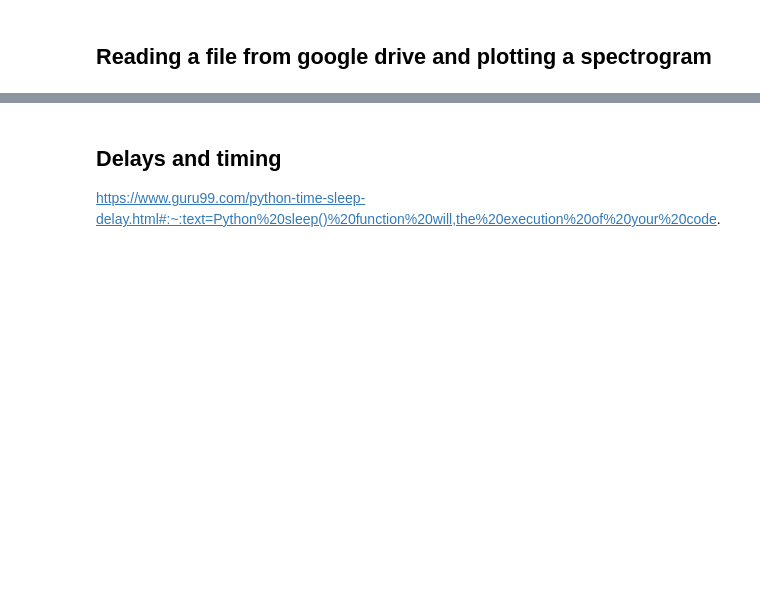
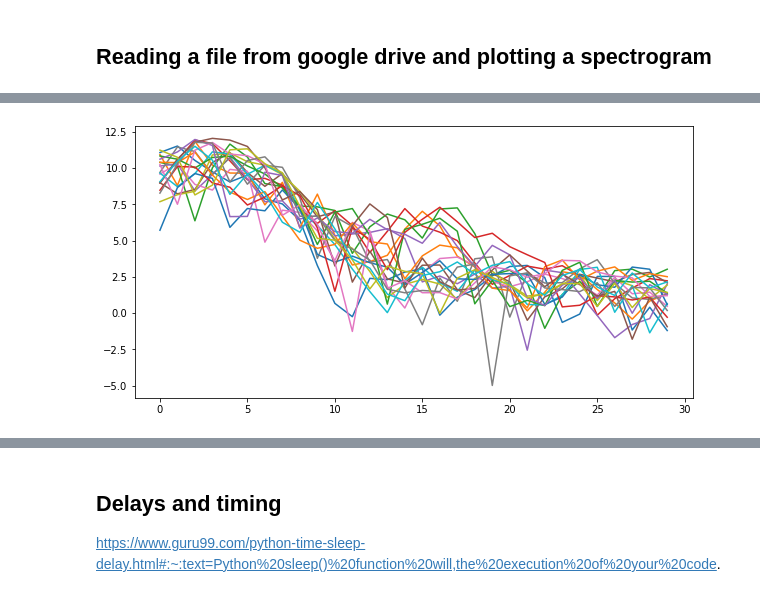
Before and after one commit to CBhikha/hello-world, a Jupyter notebook: Learning_python.ipynb, the cells around one changed output, grey strips where cells are left out. Cells and saved outputs as stored; diff of their text form; code cells hidden in the pictures; blank space fills up the shorter version.

```diff
--- a/Learning_python.ipynb
+++ b/Learning_python.ipynb
@@ -189,0 +202,6 @@ plot.show()
+# %%
+lss=numpy.log(ss)
+plot.rcParams['figure.figsize'] = [10, 5]
+ax=plot.plot(lss[0:30,range(200,400,10)])
+# %% [output]
+[figure, added]
```
Also changed, not shown: parts of 12 cells of this notebook.
